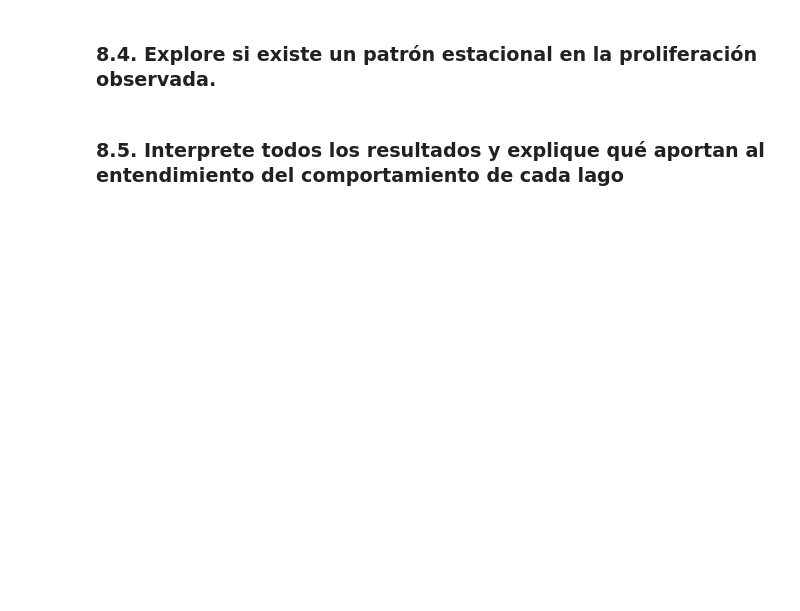
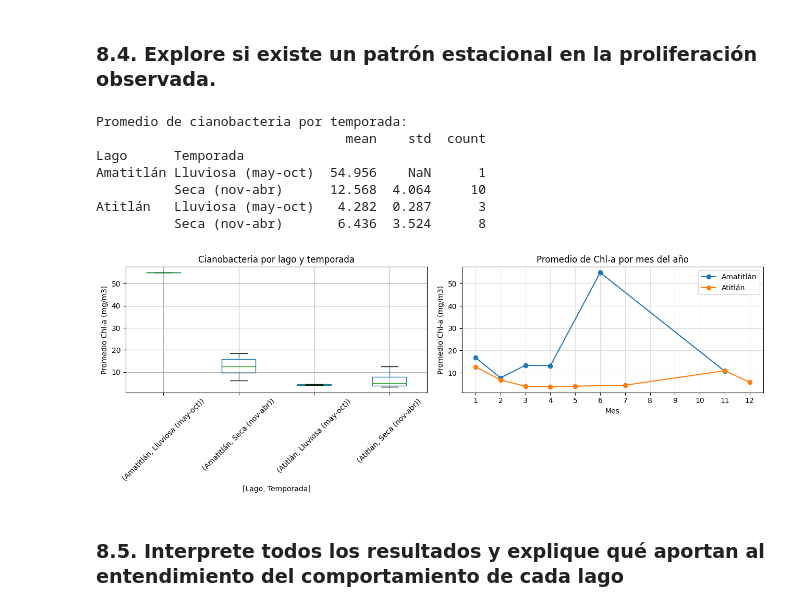
Before and after one commit to belennmm/DataS_Lab4_GeoEspaciales, a Jupyter notebook: Lab4_GeoEspaciales.ipynb, the cells around one changed output. Saved outputs shown, nothing was run; the diff lists cells and outputs as text; code cells hidden in the pictures; blank space fills up the shorter version.

```diff
--- a/Lab4_GeoEspaciales.ipynb
+++ b/Lab4_GeoEspaciales.ipynb
@@ -1330,4 +1406,43 @@ Atitlán     2.24   8.44  0.23
 # %% [markdown]
 ### 8.4. Explore si existe un patrón estacional en la proliferación observada.
+# %%
+def clasificar_temporada(fecha):
+    # Guatemala: lluviosa mayo-octubre, seca noviembre-abril
+    return 'Lluviosa (may-oct)' if fecha.month in [5,6,7,8,9,10] else 'Seca (nov-abr)'
+
+df_temporal['Mes'] = df_temporal['Fecha'].dt.month
+df_temporal['Temporada'] = df_temporal['Fecha'].apply(clasificar_temporada)
+
+print("Promedio de cianobacteria por temporada:")
+print(df_temporal.groupby(['Lago', 'Temporada'])['Promedio_CYANO'].agg(['mean', 'std', 'count']).round(3))
+
+fig, axes = plt.subplots(1, 2, figsize=(13, 5))
+
+df_temporal.boxplot(column='Promedio_CYANO', by=['Lago', 'Temporada'], ax=axes[0], rot=45)
+axes[0].set_title('Cianobacteria por lago y temporada')
+axes[0].set_ylabel('Promedio Chl-a (mg/m3)')
+plt.suptitle('')
+
+for lago_nombre in df_temporal['Lago'].unique():
+    datos_lago = df_temporal[df_temporal['Lago'] == lago_nombre].sort_values('Mes')
+    promedio_mensual = datos_lago.groupby('Mes')['Promedio_CYANO'].mean()
+    axes[1].plot(promedio_mensual.index, promedio_mensual.values, marker='o', label=lago_nombre)
+
+axes[1].set_title('Promedio de Chl-a por mes del año')
+axes[1].set_xlabel('Mes'); axes[1].set_ylabel('Promedio Chl-a (mg/m3)')
+axes[1].set_xticks(range(1, 13)); axes[1].legend(); axes[1].grid(alpha=0.4)
+
+plt.tight_layout()
+plt.savefig('patron_estacional(8.4).png', dpi=150, bbox_inches='tight')
+plt.show()
+# %% [output]
+Promedio de cianobacteria por temporada:
+                                mean    std  count
+Lago      Temporada
+Amatitlán Lluviosa (may-oct)  54.956    NaN      1
+          Seca (nov-abr)      12.568  4.064     10
+Atitlán   Lluviosa (may-oct)   4.282  0.287      3
+          Seca (nov-abr)       6.436  3.524      8
+[figure, added]
 # %% [markdown]
 ### 8.5. Interprete todos los resultados y explique qué aportan al entendimiento del comportamiento de cada lago
```
Also changed, not shown: parts of 6 cells of this notebook, 9 other files.
